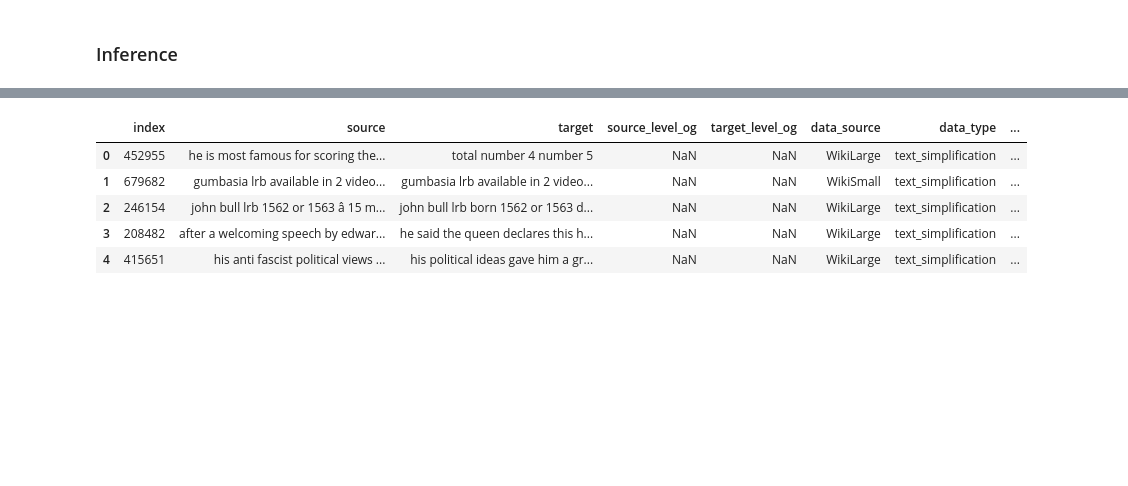
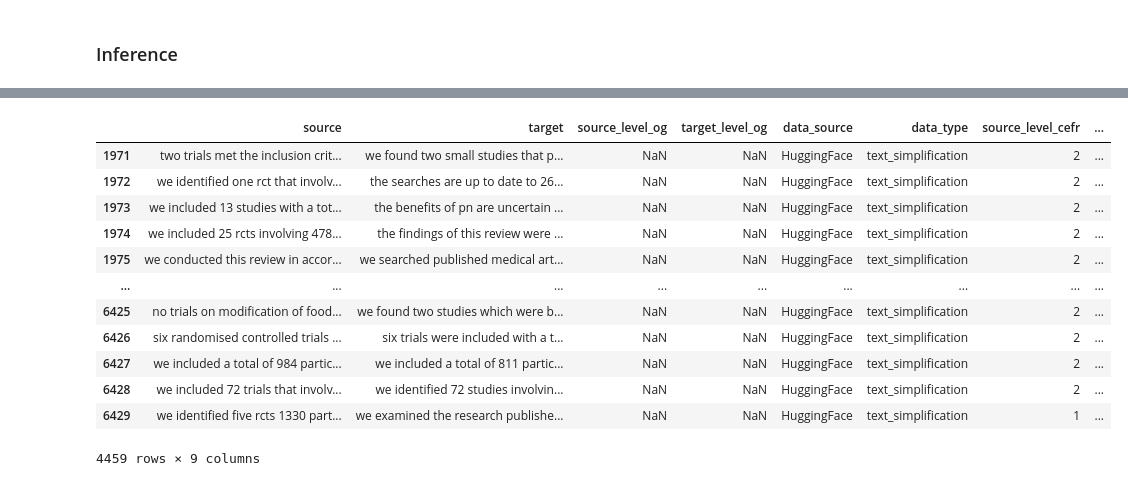
Before and after one commit to egehanyorulmaz/keep-it-simple-ai, a Jupyter notebook: text_simplification/predict_cefr_label.ipynb, the cells around one changed output, grey strips where cells are left out. Cells and saved outputs as stored; diff of their text form; code cells hidden in the pictures; blank space fills up the shorter version.

```diff
--- a/text_simplification/predict_cefr_label.ipynb
+++ b/text_simplification/predict_cefr_label.ipynb
@@ -269,10 +266,20 @@ sample_data.to_csv("gs://kisai-data-msca310019-capstone/Text_Simplification/cefr
 # %%
-df = pd.read_csv("gs://kisai-data-msca310019-capstone/Text_Simplification/cefr_labeled_sample.csv")
+import pandas as pd
+df = pd.read_csv("wiki_cefr_labeled.csv")
 df.head()
-# %% [output]
-|  | index | source | target | source_level_og | target_level_og | data_source | data_type | ... |
-| 0 | 452955 | he is most famous for scoring the... | total number 4 number 5 | NaN | NaN | WikiLarge | text_simplification | ... |
-| 1 | 679682 | gumbasia lrb available in 2 video... | gumbasia lrb available in 2 video... | NaN | NaN | WikiSmall | text_simplification | ... |
-| 2 | 246154 | john bull lrb 1562 or 1563 â 15 m... | john bull lrb born 1562 or 1563 d... | NaN | NaN | WikiLarge | text_simplification | ... |
-| 3 | 208482 | after a welcoming speech by edwar... | he said the queen declares this h... | NaN | NaN | WikiLarge | text_simplification | ... |
-| 4 | 415651 | his anti fascist political views ... | his political ideas gave him a gr... | NaN | NaN | WikiLarge | text_simplification | ... |
+# %%
+df
+# %% [output]
+|  | source | target | source_level_og | target_level_og | data_source | data_type | source_level_cefr | ... |
+| 1971 | two trials met the inclusion crit... | we found two small studies that p... | NaN | NaN | HuggingFace | text_simplification | 2 | ... |
+| 1972 | we identified one rct that involv... | the searches are up to date to 26... | NaN | NaN | HuggingFace | text_simplification | 2 | ... |
+| 1973 | we included 13 studies with a tot... | the benefits of pn are uncertain ... | NaN | NaN | HuggingFace | text_simplification | 2 | ... |
+| 1974 | we included 25 rcts involving 478... | the findings of this review were ... | NaN | NaN | HuggingFace | text_simplification | 2 | ... |
+| 1975 | we conducted this review in accor... | we searched published medical art... | NaN | NaN | HuggingFace | text_simplification | 2 | ... |
+| ... | ... | ... | ... | ... | ... | ... | ... | ... |
+| 6425 | no trials on modification of food... | we found two studies which were b... | NaN | NaN | HuggingFace | text_simplification | 2 | ... |
+| 6426 | six randomised controlled trials ... | six trials were included with a t... | NaN | NaN | HuggingFace | text_simplification | 2 | ... |
+| 6427 | we included a total of 984 partic... | we included a total of 811 partic... | NaN | NaN | HuggingFace | text_simplification | 2 | ... |
+| 6428 | we included 72 trials that involv... | we identified 72 studies involvin... | NaN | NaN | HuggingFace | text_simplification | 2 | ... |
+| 6429 | we identified five rcts 1330 part... | we examined the research publishe... | NaN | NaN | HuggingFace | text_simplification | 1 | ... |
+4459 rows × 9 columns
```
Also changed, not shown: parts of 17 cells of this notebook.
